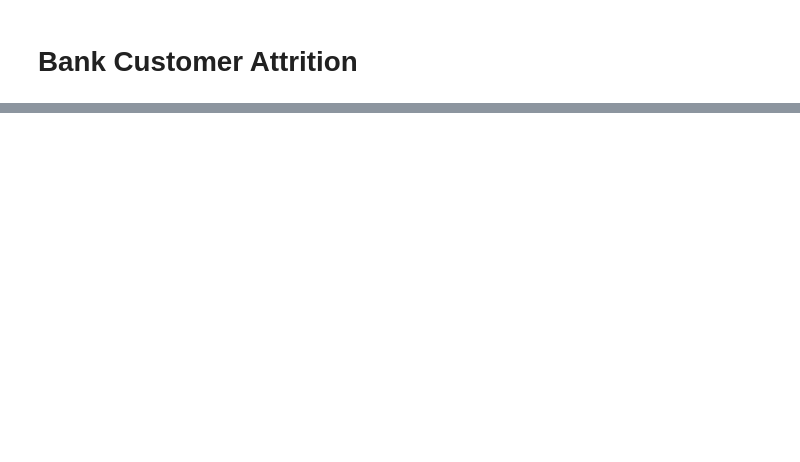
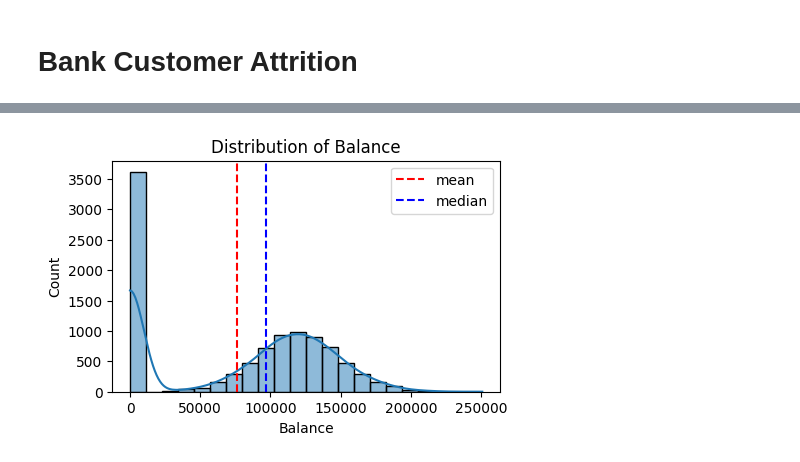
Before and after one commit to Anjalik2024/Bank-Customer-Attrition, a Jupyter notebook: Bank Cutomer Attrition/Untitled.ipynb, the cells around one changed output, grey strips where cells are left out. Cells and saved outputs as stored; diff of their text form; code cells hidden in the pictures; blank space fills up the shorter version.

```diff
--- a/Bank Cutomer Attrition/Untitled.ipynb
+++ b/Bank Cutomer Attrition/Untitled.ipynb
@@ -64,0 +177,4 @@ array(['DIAMOND', 'GOLD', 'SILVER', 'PLATINUM'], dtype=object)
+# %%
+plot_histogram(df,"Balance")
+# %% [output]
+[figure, added]
```
Also changed, not shown: parts of 39 cells of this notebook.
